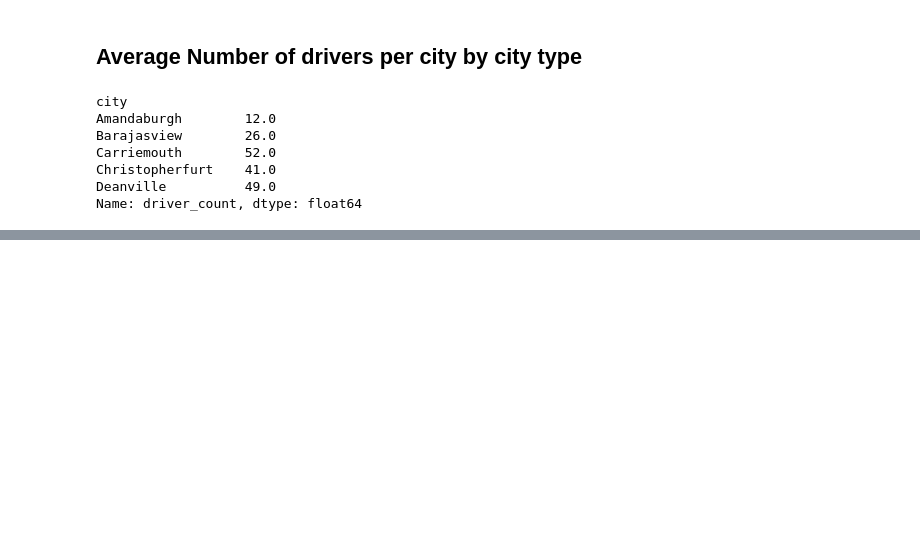
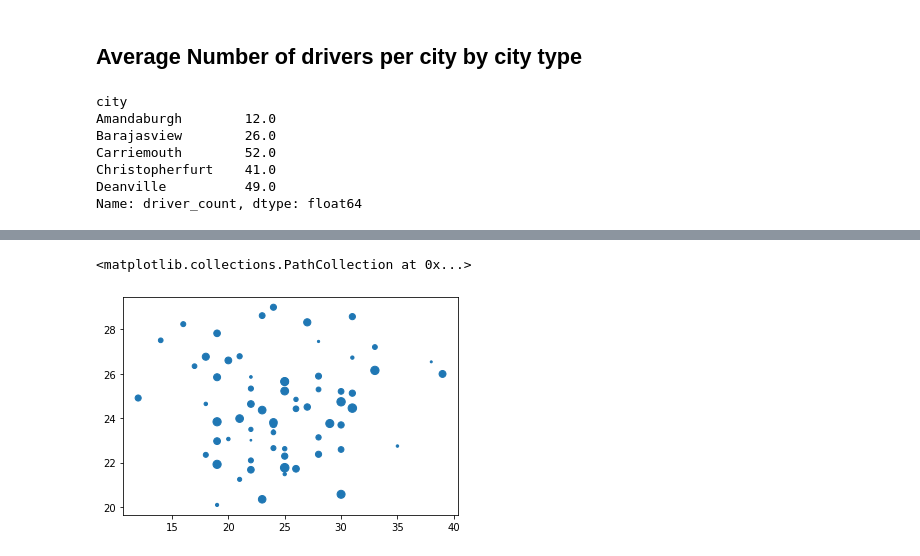
Before and after one commit to david-garza/PyBer_Analysis, a Jupyter notebook: PyBer.ipynb, the cells around one changed output, grey strips where cells are left out. Cells and saved outputs as stored; diff of their text form; code cells hidden in the pictures; blank space fills up the shorter version.

```diff
--- a/PyBer.ipynb
+++ b/PyBer.ipynb
@@ -306,0 +315,8 @@ rural_driver_count = rural_cities_df.groupby(["city"]).mean()["driver_count"]
+# %%
+# Conver the scatter plot to a bubble plot
+plt.scatter(urban_ride_count,
+      urban_avg_fare,
+      s=urban_driver_count)
+# %% [output]
+<matplotlib.collections.PathCollection at 0x...>
+[figure, added]
```
Also changed, not shown: parts of 13 cells of this notebook, 1 other file.
